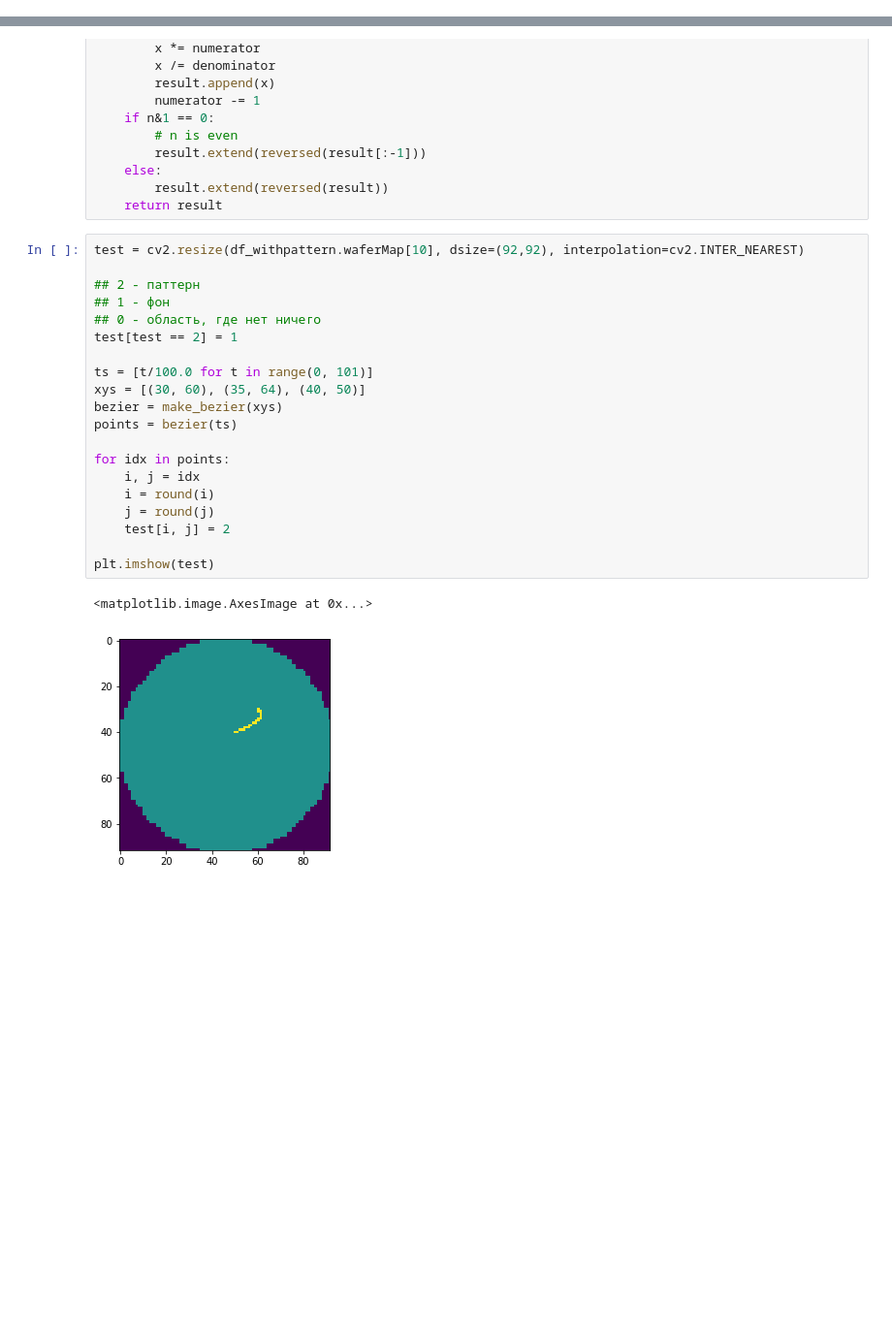
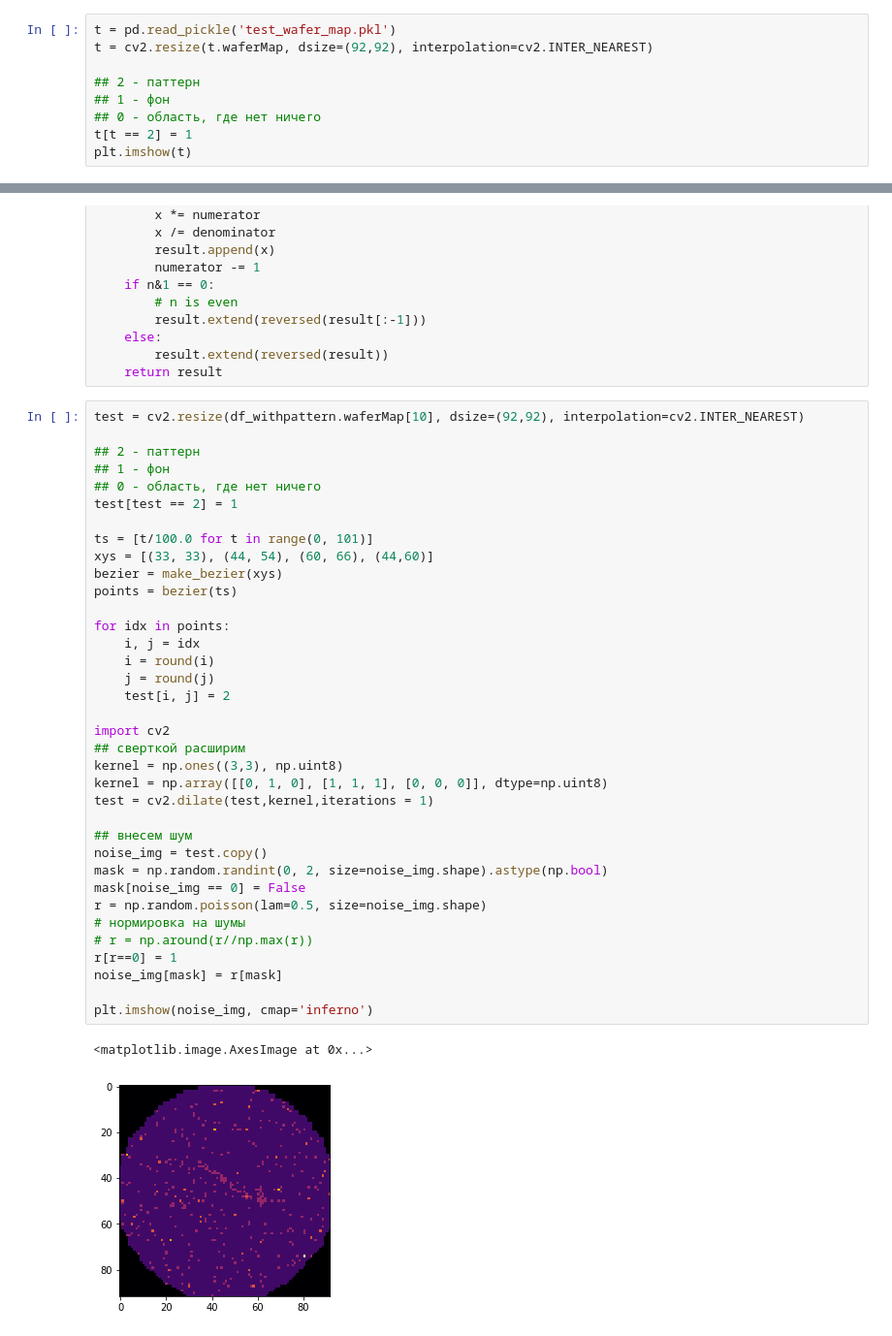
Before and after one commit to Keleas/Wafer_maps, a Jupyter notebook: Wafer_card_synthesis.ipynb, the cells around one changed output, grey strips where cells are left out. Shown at 97% size. Saved outputs shown, nothing was run; the diff lists cells and outputs as text; blank space fills up the shorter version.

```diff
--- a/Wafer_card_synthesis.ipynb
+++ b/Wafer_card_synthesis.ipynb
@@ -58,0 +63,9 @@ plt.imshow(test)
+# %%
+t = pd.read_pickle('test_wafer_map.pkl')
+t = cv2.resize(t.waferMap, dsize=(92,92), interpolation=cv2.INTER_NEAREST)
+
+## 2 - паттерн
+## 1 - фон
+## 0 - область, где нет ничего
+t[t == 2] = 1
+plt.imshow(t)
@@ -96,23 +114,39 @@ def pascal_row(n):
 # %%
 test = cv2.resize(df_withpattern.waferMap[10], dsize=(92,92), interpolation=cv2.INTER_NEAREST)
 
 ## 2 - паттерн
 ## 1 - фон
 ## 0 - область, где нет ничего
 test[test == 2] = 1
 
 ts = [t/100.0 for t in range(0, 101)]
-xys = [(30, 60), (35, 64), (40, 50)]
+xys = [(33, 33), (44, 54), (60, 66), (44,60)]
 bezier = make_bezier(xys)
 points = bezier(ts)
 
 for idx in points:
     i, j = idx
     i = round(i)
     j = round(j)
     test[i, j] = 2
 
-plt.imshow(test)
+import cv2
+## сверткой расширим
+kernel = np.ones((3,3), np.uint8)
+kernel = np.array([[0, 1, 0], [1, 1, 1], [0, 0, 0]], dtype=np.uint8)
+test = cv2.dilate(test,kernel,iterations = 1)
+
+## внесем шум
+noise_img = test.copy()
+mask = np.random.randint(0, 2, size=noise_img.shape).astype(np.bool)
+mask[noise_img == 0] = False
+r = np.random.poisson(lam=0.5, size=noise_img.shape)
+# нормировка на шумы
+# r = np.around(r//np.max(r))
+r[r==0] = 1
+noise_img[mask] = r[mask]
+
+plt.imshow(noise_img, cmap='inferno')
 # %% [output]
 <matplotlib.image.AxesImage at 0x...>
-[figure, old version]
+[figure, new version]
```
Also changed, not shown: parts of 12 cells of this notebook, 1 other file.
